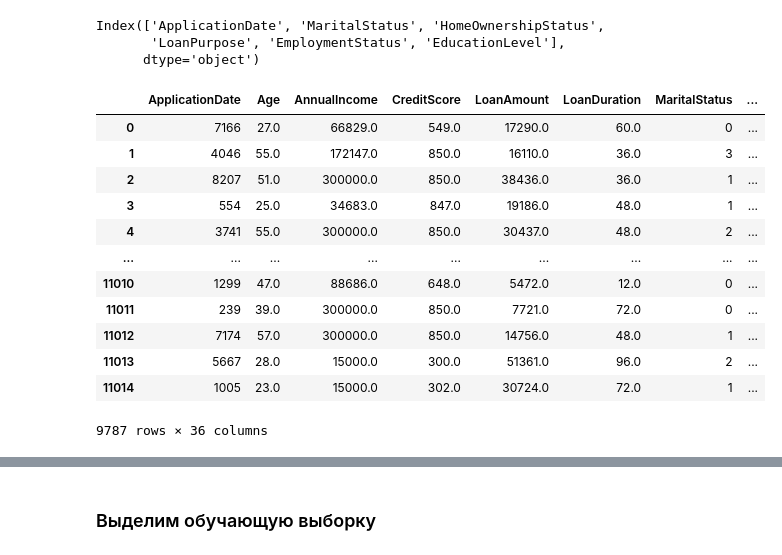
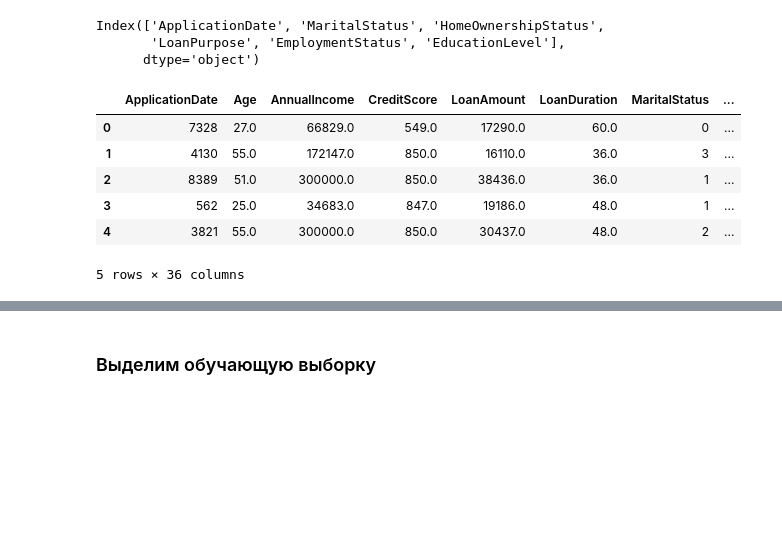
Before and after one commit to ResetPlease/ML_Labs, a Jupyter notebook: LAB2/Lab2.ipynb, the cells around one changed output, grey strips where cells are left out. Cells and saved outputs as stored; diff of their text form; code cells hidden in the pictures; blank space fills up the shorter version.

```diff
--- a/LAB2/Lab2.ipynb
+++ b/LAB2/Lab2.ipynb
@@ -36,26 +36,17 @@ Index(['ApplicationDate', 'MaritalStatus', 'HomeOwnershipStatus',
 # %%
 from sklearn.preprocessing import LabelEncoder
 
 #почистим от null cтрок
 df = df.dropna()
 for feature in categorical_columns:
     le = LabelEncoder()
     df[feature] = le.fit_transform(df[feature])
-
-df = df.drop(df[df['RiskScore'] < 0].index)
-df = df.drop(df[df['RiskScore'] > 100].index)
-df
+df.head()
 # %% [output]
 |  | ApplicationDate | Age | AnnualIncome | CreditScore | LoanAmount | LoanDuration | MaritalStatus | ... |
-| 0 | 7166 | 27.0 | 66829.0 | 549.0 | 17290.0 | 60.0 | 0 | ... |
-| 1 | 4046 | 55.0 | 172147.0 | 850.0 | 16110.0 | 36.0 | 3 | ... |
-| 2 | 8207 | 51.0 | 300000.0 | 850.0 | 38436.0 | 36.0 | 1 | ... |
-| 3 | 554 | 25.0 | 34683.0 | 847.0 | 19186.0 | 48.0 | 1 | ... |
-| 4 | 3741 | 55.0 | 300000.0 | 850.0 | 30437.0 | 48.0 | 2 | ... |
-| ... | ... | ... | ... | ... | ... | ... | ... | ... |
-| 11010 | 1299 | 47.0 | 88686.0 | 648.0 | 5472.0 | 12.0 | 0 | ... |
-| 11011 | 239 | 39.0 | 300000.0 | 850.0 | 7721.0 | 72.0 | 0 | ... |
-| 11012 | 7174 | 57.0 | 300000.0 | 850.0 | 14756.0 | 48.0 | 1 | ... |
-| 11013 | 5667 | 28.0 | 15000.0 | 300.0 | 51361.0 | 96.0 | 2 | ... |
-| 11014 | 1005 | 23.0 | 15000.0 | 302.0 | 30724.0 | 72.0 | 1 | ... |
+| 0 | 7328 | 27.0 | 66829.0 | 549.0 | 17290.0 | 60.0 | 0 | ... |
+| 1 | 4130 | 55.0 | 172147.0 | 850.0 | 16110.0 | 36.0 | 3 | ... |
+| 2 | 8389 | 51.0 | 300000.0 | 850.0 | 38436.0 | 36.0 | 1 | ... |
+| 3 | 562 | 25.0 | 34683.0 | 847.0 | 19186.0 | 48.0 | 1 | ... |
+| 4 | 3821 | 55.0 | 300000.0 | 850.0 | 30437.0 | 48.0 | 2 | ... |
-9787 rows × 36 columns
+5 rows × 36 columns
```
Also changed, not shown: parts of 14 cells of this notebook, 2 other files.
